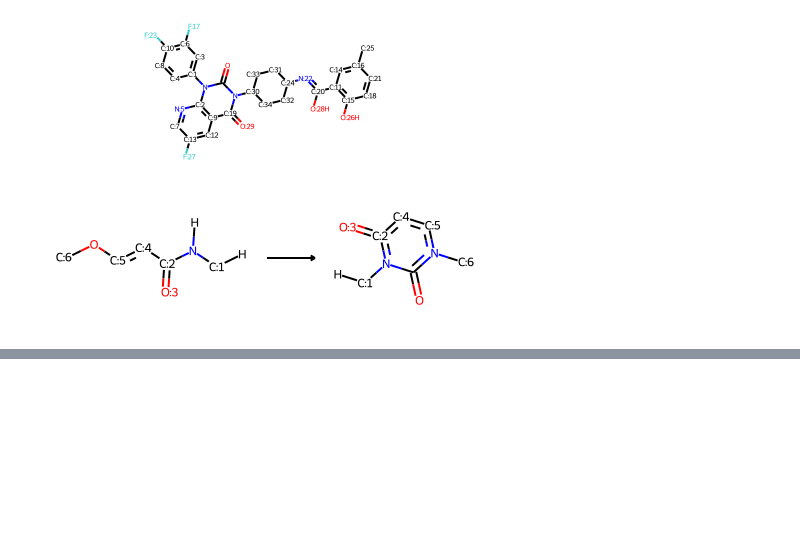
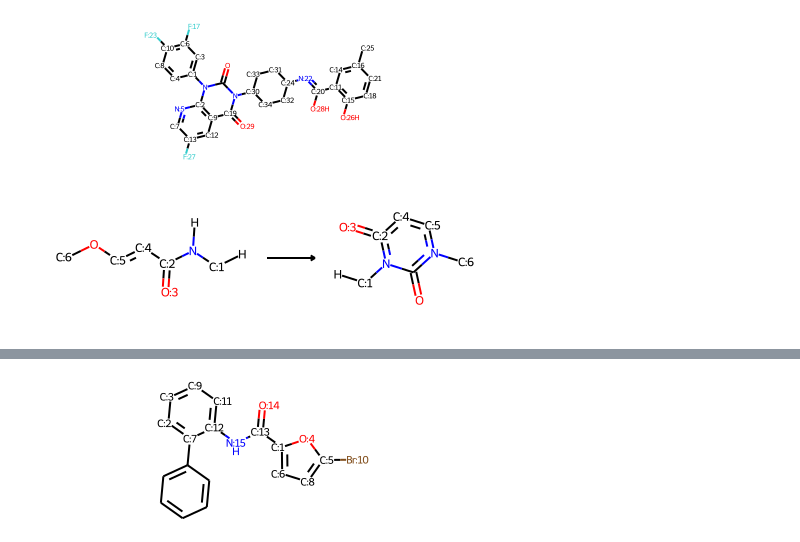
Before and after one commit to warner121/wizepair2, a Jupyter notebook: notebooks/examples.ipynb, the cells around one changed output, grey strips where cells are left out. Drawn from its saved outputs; the diff is of its cells as text; code cells hidden in the pictures; blank space fills up the shorter version.

```diff
--- a/notebooks/examples.ipynb
+++ b/notebooks/examples.ipynb
@@ -237,0 +249,4 @@ Chem.rdChemReactions.ReactionFromSmarts(response[3]['smirks'])
+# %%
+mmp._mol2
+# %% [output]
+[figure, added]
```
Also changed, not shown: parts of 9 cells of this notebook.
